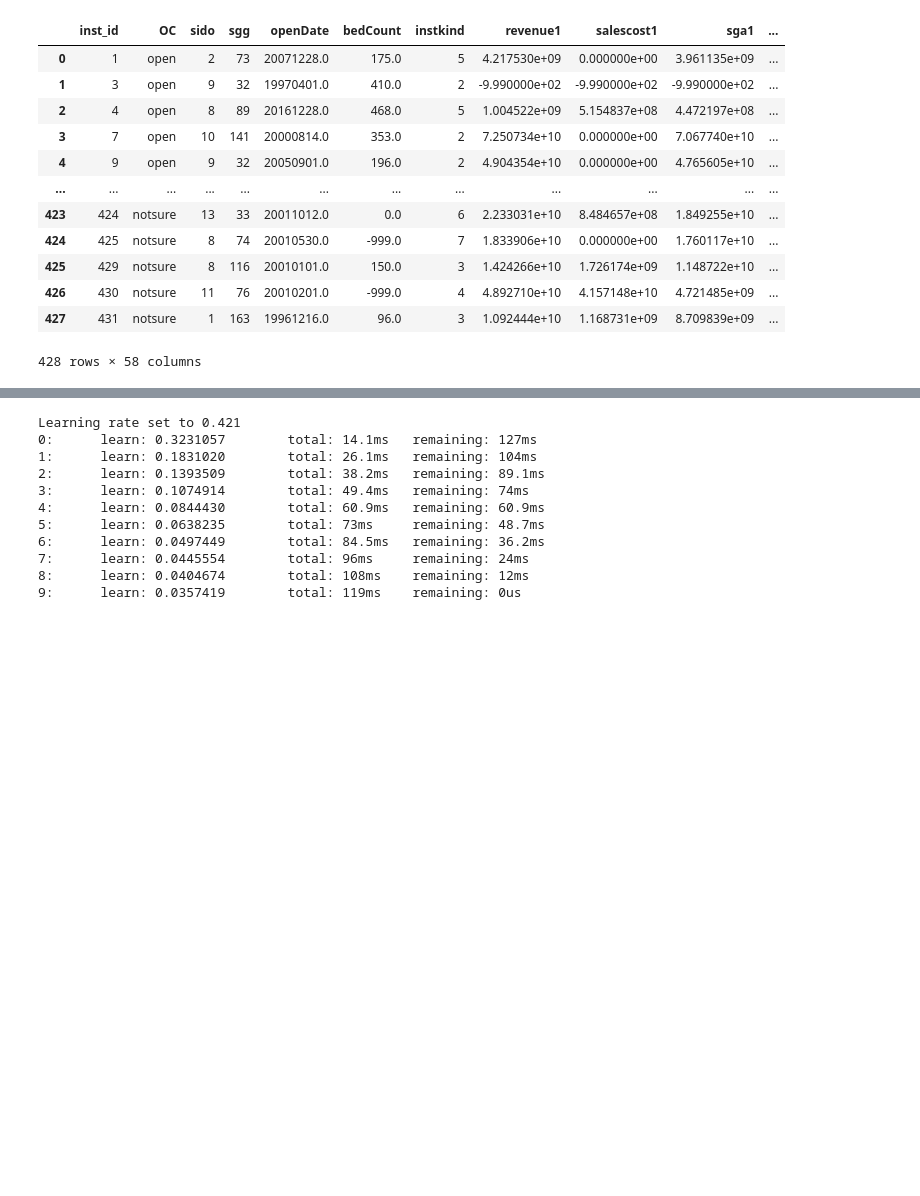
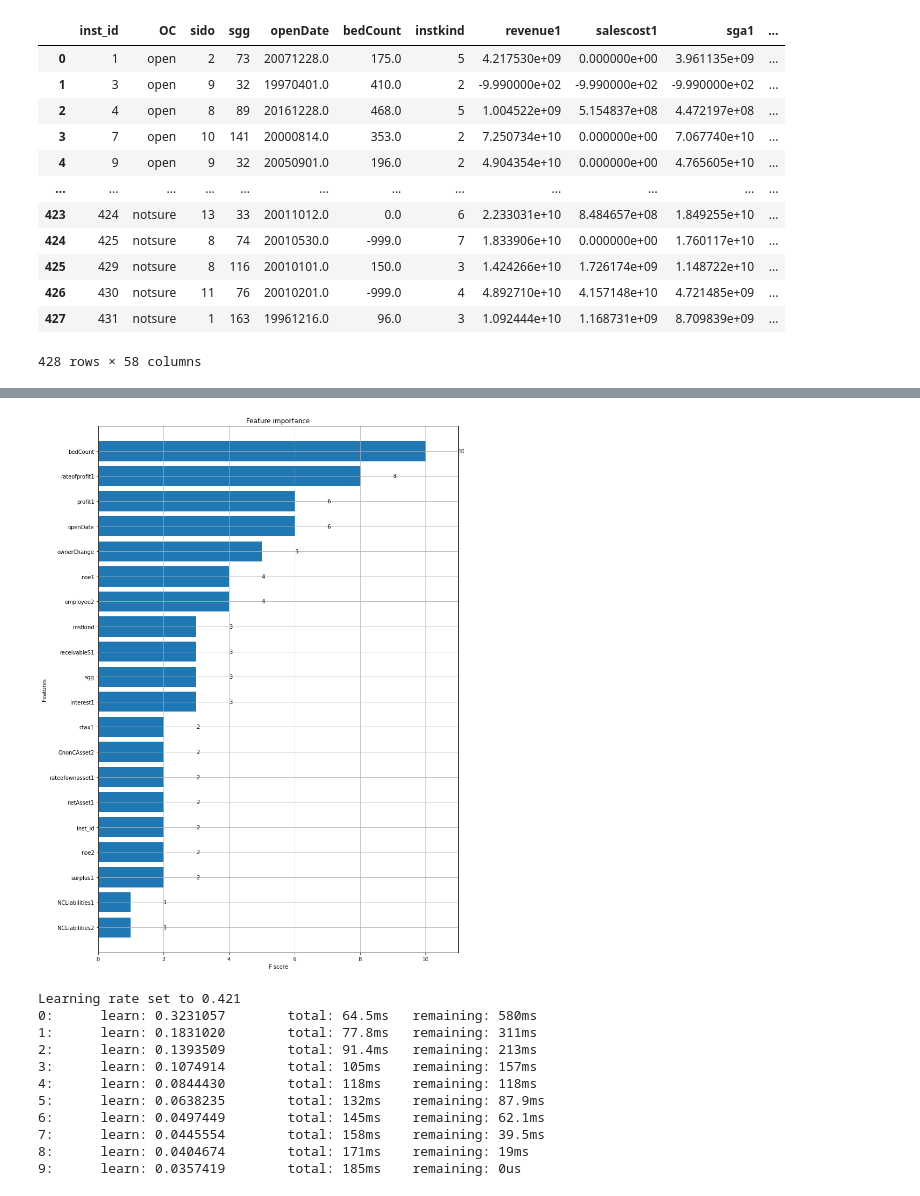
Before and after one commit to Sejong-Kaggle-Challengers/98hyun, a Jupyter notebook: [2주차]/model(final).ipynb, the cells around one changed output, grey strips where cells are left out. Saved outputs shown, nothing was run; the diff lists cells and outputs as text; code cells hidden in the pictures; blank space fills up the shorter version.

```diff
--- a/[2주차]/model(final).ipynb
+++ b/[2주차]/model(final).ipynb
@@ -99,9 +96,9 @@ import seaborn as sns
 # %%
 # 데이터 불러오기
 
-train=pd.read_csv('/content/drive/MyDrive/kagglestudy/data02/train.csv')
-test=pd.read_csv('/content/drive/MyDrive/kagglestudy/data02/test.csv')
-submission=pd.read_csv('/content/drive/MyDrive/kagglestudy/data02/submission_sample.csv')
+train=pd.read_csv('/content/drive/MyDrive/colab전용/data02/train.csv')
+test=pd.read_csv('/content/drive/MyDrive/colab전용/data02/test.csv')
+submission=pd.read_csv('/content/drive/MyDrive/colab전용/data02/submission_sample.csv')
 # %%
 # 합치기
 
@@ -401,3 +380,9 @@ Successfully installed catboost-0.24.4
+# %%
+fig, ax = plt.subplots(figsize=(12,18))
+xgb.plot_importance(bst, max_num_features=20, height=0.8, ax=ax)
+plt.show()
+# %% [output]
+[figure, added]
 # %%
 from catboost import CatBoostClassifier
 
@@ -415,16 +400,16 @@ pred_cat=model.predict_proba(X_test)
 pred_cat=pred_cat[:,1]
 # %% [output]
 Learning rate set to 0.421
-0:      learn: 0.3231057        total: 14.1ms   remaining: 127ms
-1:      learn: 0.1831020        total: 26.1ms   remaining: 104ms
-2:      learn: 0.1393509        total: 38.2ms   remaining: 89.1ms
-3:      learn: 0.1074914        total: 49.4ms   remaining: 74ms
-4:      learn: 0.0844430        total: 60.9ms   remaining: 60.9ms
-5:      learn: 0.0638235        total: 73ms     remaining: 48.7ms
-6:      learn: 0.0497449        total: 84.5ms   remaining: 36.2ms
-7:      learn: 0.0445554        total: 96ms     remaining: 24ms
-8:      learn: 0.0404674        total: 108ms    remaining: 12ms
-9:      learn: 0.0357419        total: 119ms    remaining: 0us
+0:      learn: 0.3231057        total: 64.5ms   remaining: 580ms
+1:      learn: 0.1831020        total: 77.8ms   remaining: 311ms
+2:      learn: 0.1393509        total: 91.4ms   remaining: 213ms
+3:      learn: 0.1074914        total: 105ms    remaining: 157ms
+4:      learn: 0.0844430        total: 118ms    remaining: 118ms
+5:      learn: 0.0638235        total: 132ms    remaining: 87.9ms
+6:      learn: 0.0497449        total: 145ms    remaining: 62.1ms
+7:      learn: 0.0445554        total: 158ms    remaining: 39.5ms
+8:      learn: 0.0404674        total: 171ms    remaining: 19ms
+9:      learn: 0.0357419        total: 185ms    remaining: 0us
 # %%
 pred=pred_xgb*0.4+pred_rf*0.3+pred_cat*0.3
 # %%
```
Also changed, not shown: parts of 5 cells of this notebook.
